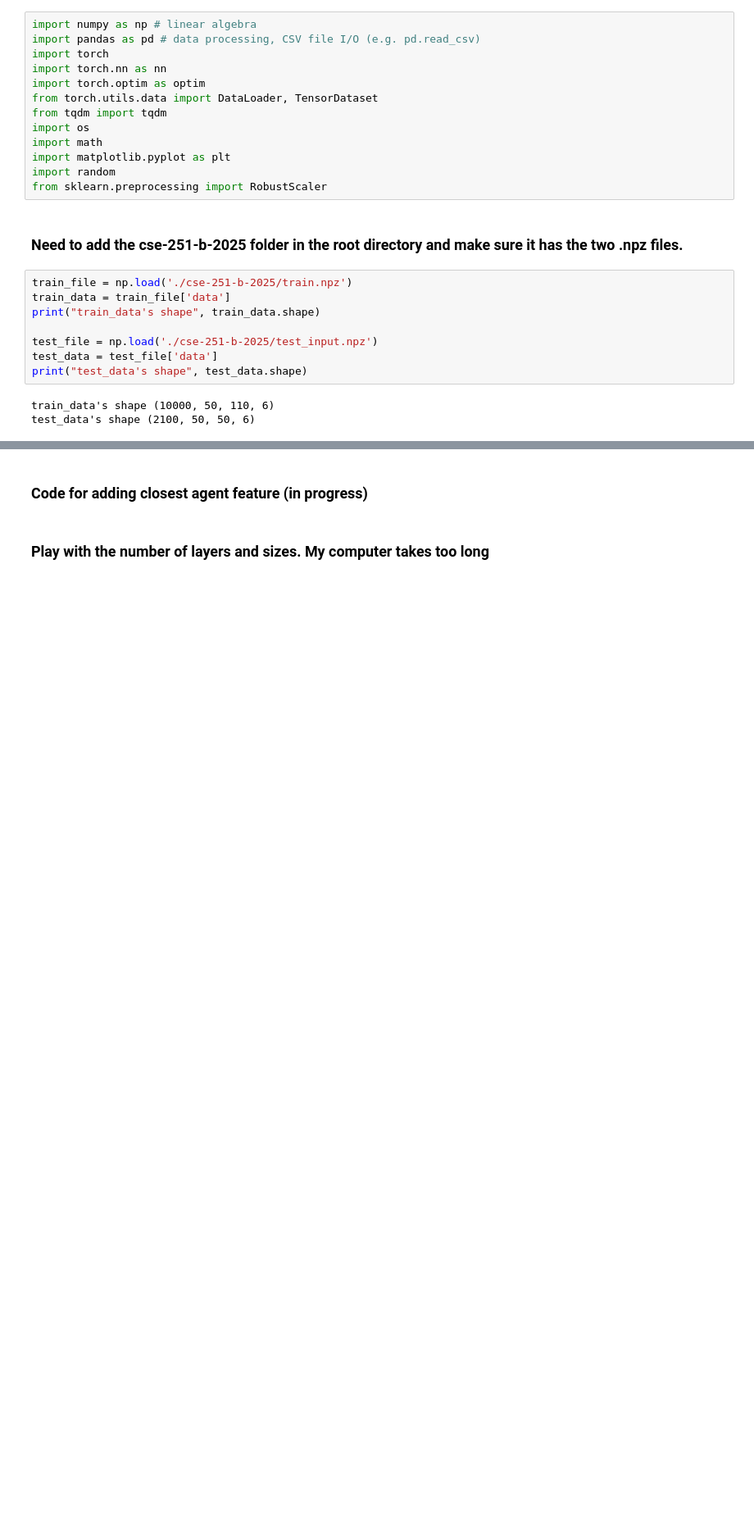
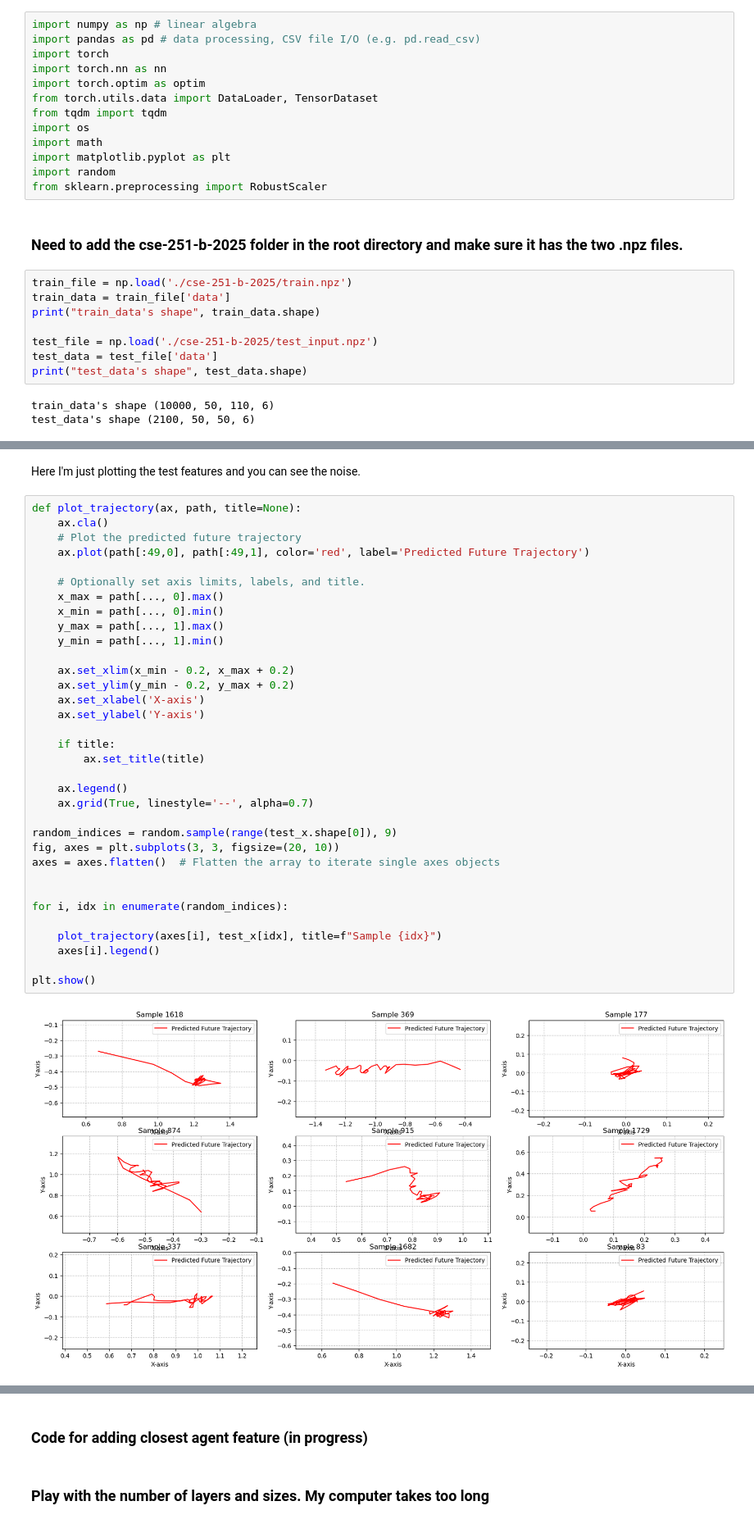
Before and after one commit to shantihhill/SelfDrivingNeuralNetwork, a Jupyter notebook: shantih_mlp.ipynb, the cells around one changed output, grey strips where cells are left out. Shown at 82% size. Drawn from its saved outputs; the diff is of its cells as text; blank space fills up the shorter version.

```diff
--- a/shantih_mlp.ipynb
+++ b/shantih_mlp.ipynb
@@ -240,0 +250,38 @@ print(test_x[0])
+# %% [markdown]
+Here I'm just plotting the test features and you can see the noise.
+# %%
+def plot_trajectory(ax, path, title=None):
+    ax.cla()
+    # Plot the predicted future trajectory
+    ax.plot(path[:49,0], path[:49,1], color='red', label='Predicted Future Trajectory')
+
+    # Optionally set axis limits, labels, and title.
+    x_max = path[..., 0].max()
+    x_min = path[..., 0].min()
+    y_max = path[..., 1].max()
+    y_min = path[..., 1].min()
+
+    ax.set_xlim(x_min - 0.2, x_max + 0.2)
+    ax.set_ylim(y_min - 0.2, y_max + 0.2)
+    ax.set_xlabel('X-axis')
+    ax.set_ylabel('Y-axis')
+
+    if title:
+        ax.set_title(title)
+
+    ax.legend()
+    ax.grid(True, linestyle='--', alpha=0.7)
+
+random_indices = random.sample(range(test_x.shape[0]), 9)
+fig, axes = plt.subplots(3, 3, figsize=(20, 10))
+axes = axes.flatten()  # Flatten the array to iterate single axes objects
+
+
+for i, idx in enumerate(random_indices):
+
+    plot_trajectory(axes[i], test_x[idx], title=f"Sample {idx}")
+    axes[i].legend()
+
+plt.show()
+# %% [output]
+[figure, added]
```
Also changed, not shown: parts of 37 cells of this notebook.
